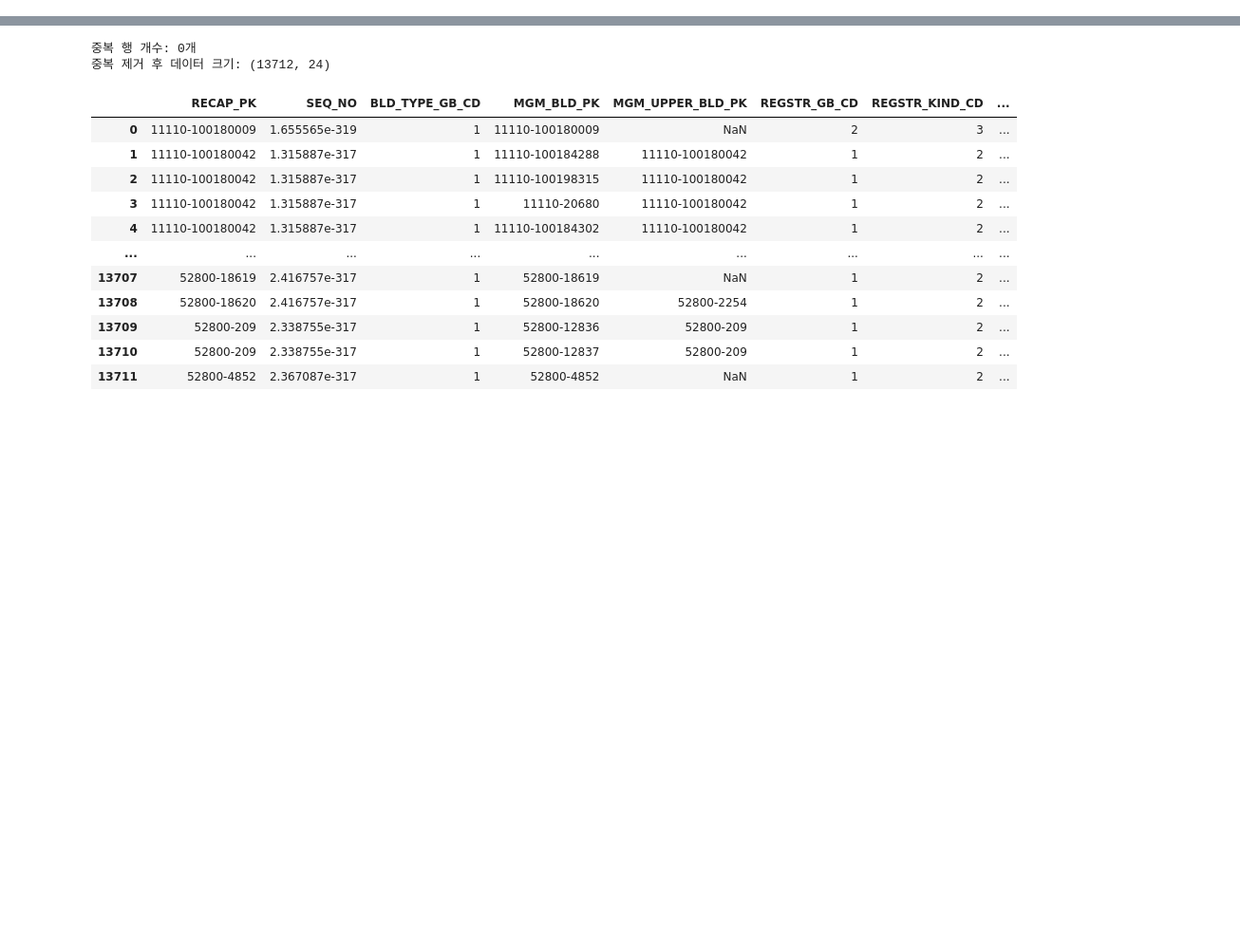
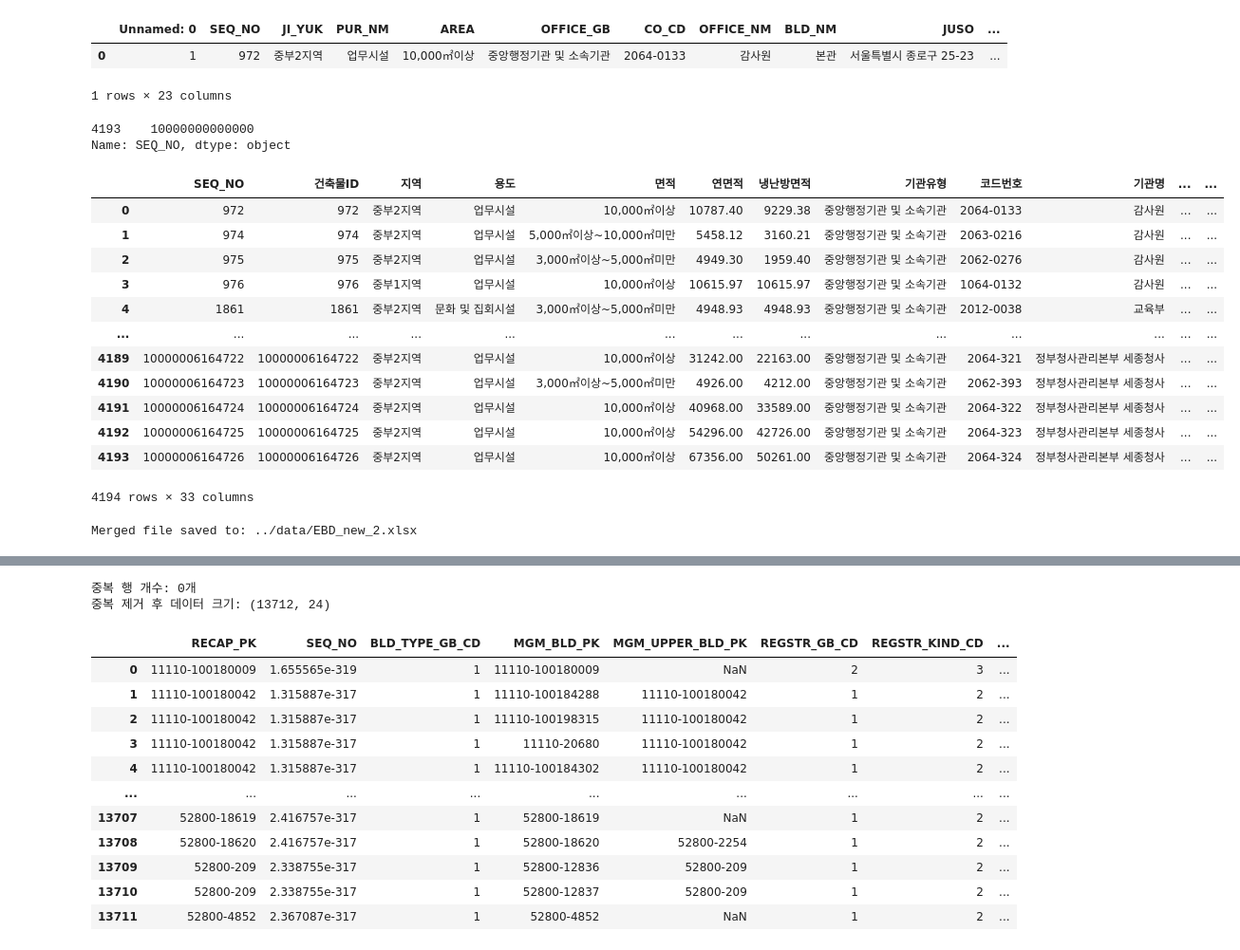
Before and after one commit to P-oong/REB_green-remodeling-project, a Jupyter notebook: 01_matching_energy_buildings/notebooks/1차작업.ipynb, the cells around one changed output, grey strips where cells are left out. Shown at 95% size. Cells and saved outputs as stored; diff of their text form; code cells hidden in the pictures; blank space fills up the shorter version.

```diff
--- a/01_matching_energy_buildings/notebooks/1차작업.ipynb
+++ b/01_matching_energy_buildings/notebooks/1차작업.ipynb
@@ -0,0 +1,12 @@
+# %%
+import pandas as pd
+
+# 파일 경로 설정
+ebd_table_path = "../data/EBD_TABLE.csv"
+#ebd_new_path = "../data/EBD_new.xlsx"
+
+# EBD_TABLE 데이터 로드 (인코딩 문제 해결을 위해 cp949 사용)
+ebd_table = pd.read_csv(ebd_table_path, encoding="utf-8")
+
+# ebd_table 데이터 로드 (Sheet1 사용)
+#ebd_table = pd.read_excel(ebd_new_path, sheet_name="Sheet1")
@@ -0,0 +29,48 @@
+# %%
+ebd_table[ebd_table['SEQ_NO']=="972"]
+# %% [output]
+|  | Unnamed: 0 | SEQ_NO | JI_YUK | PUR_NM | AREA | OFFICE_GB | CO_CD | OFFICE_NM | BLD_NM | JUSO | ... |
+| 0 | 1 | 972 | 중부2지역 | 업무시설 | 10,000㎡이상 | 중앙행정기관 및 소속기관 | 2064-0133 | 감사원 | 본관 | 서울특별시 종로구 25-23 | ... |
+1 rows × 23 columns
+# %%
+ebd_table['SEQ_NO'] = ebd_table['SEQ_NO'].astype(str).apply(lambda x: str(int(float(x))))
+
+
+ebd_table['SEQ_NO'][-1:]
+# %% [output]
+4193    10000000000000
+Name: SEQ_NO, dtype: object
+# %%
+
+# EBD_TABLE에서 SEQ_NO와 RECAP_PK만 선택
+ebd_table_subset = ebd_table[['SEQ_NO', 'RECAP_PK']]
+
+# SEQ_NO를 기준으로 RECAP_PK 병합 (left join)
+ebd_merged = ebd_new.merge(ebd_table_subset, on="SEQ_NO", how="left")
+
+# 결과 확인
+print(ebd_merged.head())
+# %%
+ebd_merged
+# %% [output]
+|  | SEQ_NO | 건축물ID | 지역 | 용도 | 면적 | 연면적 | 냉난방면적 | 기관유형 | 코드번호 | 기관명 | ... | ... |
+| 0 | 972 | 972 | 중부2지역 | 업무시설 | 10,000㎡이상 | 10787.40 | 9229.38 | 중앙행정기관 및 소속기관 | 2064-0133 | 감사원 | ... | ... |
+| 1 | 974 | 974 | 중부2지역 | 업무시설 | 5,000㎡이상~10,000㎡미만 | 5458.12 | 3160.21 | 중앙행정기관 및 소속기관 | 2063-0216 | 감사원 | ... | ... |
+| 2 | 975 | 975 | 중부2지역 | 업무시설 | 3,000㎡이상~5,000㎡미만 | 4949.30 | 1959.40 | 중앙행정기관 및 소속기관 | 2062-0276 | 감사원 | ... | ... |
+| 3 | 976 | 976 | 중부1지역 | 업무시설 | 10,000㎡이상 | 10615.97 | 10615.97 | 중앙행정기관 및 소속기관 | 1064-0132 | 감사원 | ... | ... |
+| 4 | 1861 | 1861 | 중부2지역 | 문화 및 집회시설 | 3,000㎡이상~5,000㎡미만 | 4948.93 | 4948.93 | 중앙행정기관 및 소속기관 | 2012-0038 | 교육부 | ... | ... |
+| ... | ... | ... | ... | ... | ... | ... | ... | ... | ... | ... | ... | ... |
+| 4189 | 10000006164722 | 10000006164722 | 중부2지역 | 업무시설 | 10,000㎡이상 | 31242.00 | 22163.00 | 중앙행정기관 및 소속기관 | 2064-321 | 정부청사관리본부 세종청사 | ... | ... |
+| 4190 | 10000006164723 | 10000006164723 | 중부2지역 | 업무시설 | 3,000㎡이상~5,000㎡미만 | 4926.00 | 4212.00 | 중앙행정기관 및 소속기관 | 2062-393 | 정부청사관리본부 세종청사 | ... | ... |
+| 4191 | 10000006164724 | 10000006164724 | 중부2지역 | 업무시설 | 10,000㎡이상 | 40968.00 | 33589.00 | 중앙행정기관 및 소속기관 | 2064-322 | 정부청사관리본부 세종청사 | ... | ... |
+| 4192 | 10000006164725 | 10000006164725 | 중부2지역 | 업무시설 | 10,000㎡이상 | 54296.00 | 42726.00 | 중앙행정기관 및 소속기관 | 2064-323 | 정부청사관리본부 세종청사 | ... | ... |
+| 4193 | 10000006164726 | 10000006164726 | 중부2지역 | 업무시설 | 10,000㎡이상 | 67356.00 | 50261.00 | 중앙행정기관 및 소속기관 | 2064-324 | 정부청사관리본부 세종청사 | ... | ... |
+4194 rows × 33 columns
+# %%
+
+# 데이터 저장 (원하는 경로에 변경 가능)
+output_path = "../data/EBD_new_2.xlsx"
+ebd_merged.to_excel(output_path, index=False)
+print(f"Merged file saved to: {output_path}")
+# %% [output]
+Merged file saved to: ../data/EBD_new_2.xlsx
```
Also changed, not shown: parts of 4 cells of this notebook.
